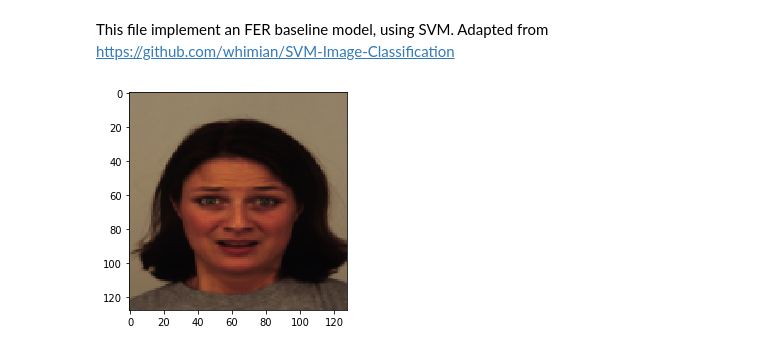
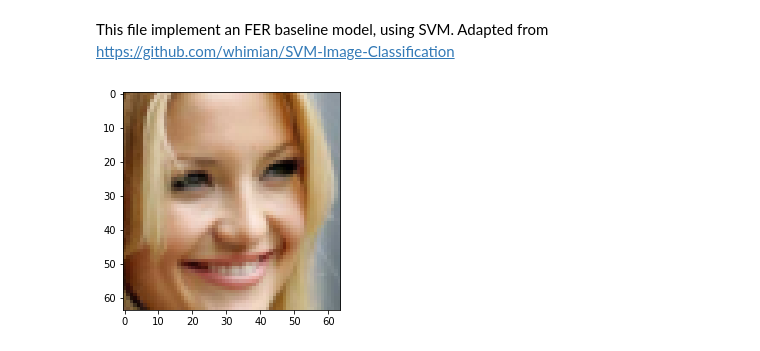
Before and after one commit to Kexin6/RECTnet, a Jupyter notebook: baseline.py.ipynb, the cells around one changed output. Drawn from its saved outputs; the diff is of its cells as text; code cells hidden in the pictures.

```diff
--- a/baseline.py.ipynb
+++ b/baseline.py.ipynb
@@ -15,5 +16,5 @@ import random
 # %%
-def load_image_files(path_to_dir, dimension=(128, 128)):
+def load_image_files(path_to_dir, dimension=(64, 64)):
     image_dir = Path(path_to_dir)
     folders = [dir for dir in image_dir.iterdir() if dir.is_dir()]
     categories = [f.name for f in folders]
@@ -40,12 +41,12 @@ def load_image_files(path_to_dir, dimension=(128, 128)):
                  images=images,
                  DESCR=descr)
 # %%
-train_set = load_image_files("base_img/train")
+train_set = load_image_files("set_v_3500/dataset_valid")
 # %%
 #print(train_set)
-img = train_set['images'][0]
+img = train_set['images'][1700]
 #print(img)
 imgplot = plt.imshow(img)
 # %% [output]
-[figure, old version]
+[figure, new version]
 # %%
```
Also changed, not shown: parts of 7 cells of this notebook.
